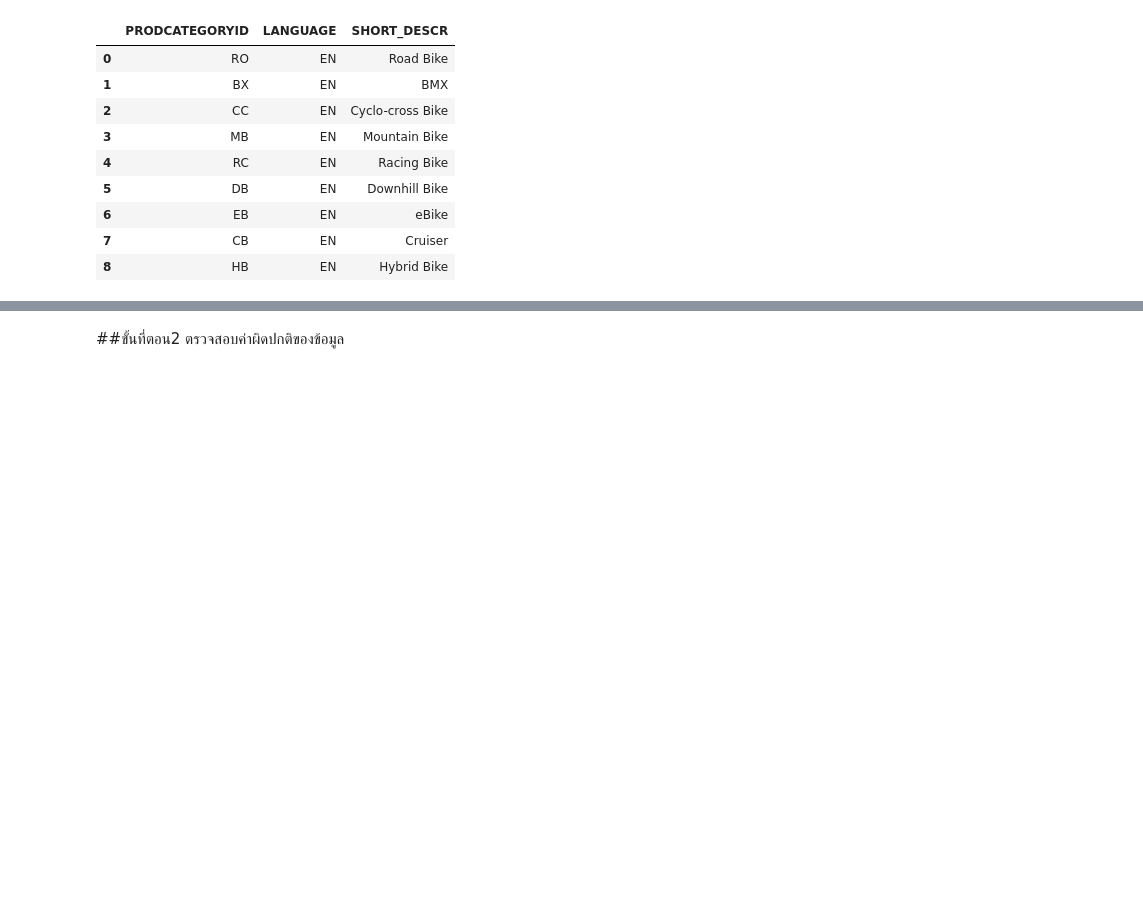
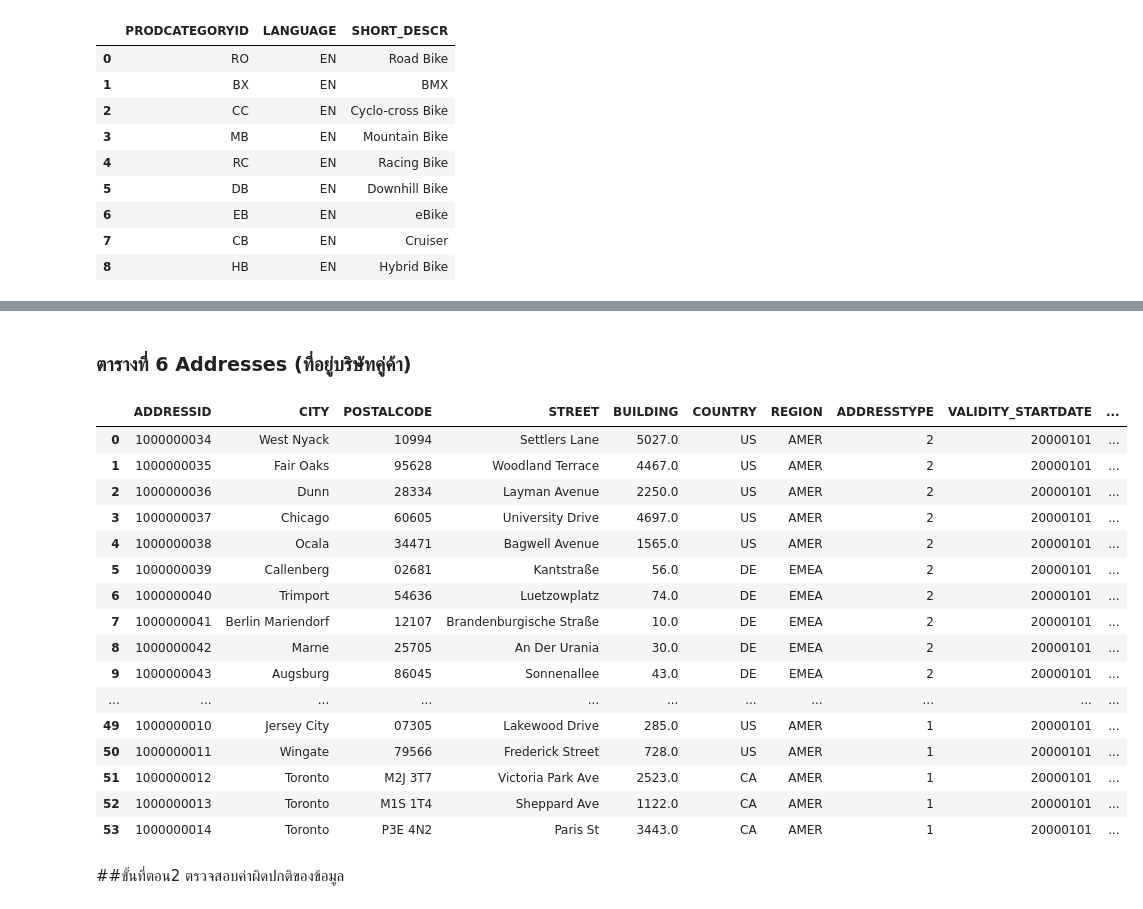
Before and after one commit to nicha0524/DPDM2021, a Jupyter notebook: Untitled6.ipynb, the cells around one changed output, grey strips where cells are left out. Drawn from its saved outputs; the diff is of its cells as text; code cells hidden in the pictures; blank space fills up the shorter version.

```diff
--- a/Untitled6.ipynb
+++ b/Untitled6.ipynb
@@ -101,3 +125,27 @@ ProductCategory
+# %% [markdown]
+### ตารางที่ 6 Addresses (ที่อยู่บริษัทคู่ค้า)
+# %%
+path = '/content/drive/My Drive/DPDM2021_DATA' #    เรียกข้อมูลจาก drive
+Addresses= pd.read_csv(os.path.join(path,'Addresses.csv')) # read ข้อมูลจาก Excel โดยใช้ คำสั่ง  pd.read_csv
+Addresses
+# %% [output]
+|  | ADDRESSID | CITY | POSTALCODE | STREET | BUILDING | COUNTRY | REGION | ADDRESSTYPE | VALIDITY_STARTDATE | ... |
+| 0 | 1000000034 | West Nyack | 10994 | Settlers Lane | 5027.0 | US | AMER | 2 | 20000101 | ... |
+| 1 | 1000000035 | Fair Oaks | 95628 | Woodland Terrace | 4467.0 | US | AMER | 2 | 20000101 | ... |
+| 2 | 1000000036 | Dunn | 28334 | Layman Avenue | 2250.0 | US | AMER | 2 | 20000101 | ... |
+| 3 | 1000000037 | Chicago | 60605 | University Drive | 4697.0 | US | AMER | 2 | 20000101 | ... |
+| 4 | 1000000038 | Ocala | 34471 | Bagwell Avenue | 1565.0 | US | AMER | 2 | 20000101 | ... |
+| 5 | 1000000039 | Callenberg | 02681 | Kantstraße | 56.0 | DE | EMEA | 2 | 20000101 | ... |
+| 6 | 1000000040 | Trimport | 54636 | Luetzowplatz | 74.0 | DE | EMEA | 2 | 20000101 | ... |
+| 7 | 1000000041 | Berlin Mariendorf | 12107 | Brandenburgische Straße | 10.0 | DE | EMEA | 2 | 20000101 | ... |
+| 8 | 1000000042 | Marne | 25705 | An Der Urania | 30.0 | DE | EMEA | 2 | 20000101 | ... |
+| 9 | 1000000043 | Augsburg | 86045 | Sonnenallee | 43.0 | DE | EMEA | 2 | 20000101 | ... |
+| ... | ... | ... | ... | ... | ... | ... | ... | ... | ... | ... |
+| 49 | 1000000010 | Jersey City | 07305 | Lakewood Drive | 285.0 | US | AMER | 1 | 20000101 | ... |
+| 50 | 1000000011 | Wingate | 79566 | Frederick Street | 728.0 | US | AMER | 1 | 20000101 | ... |
+| 51 | 1000000012 | Toronto | M2J 3T7 | Victoria Park Ave | 2523.0 | CA | AMER | 1 | 20000101 | ... |
+| 52 | 1000000013 | Toronto | M1S 1T4 | Sheppard Ave | 1122.0 | CA | AMER | 1 | 20000101 | ... |
+| 53 | 1000000014 | Toronto | P3E 4N2 | Paris St | 3443.0 | CA | AMER | 1 | 20000101 | ... |
 # %% [markdown]
 ##ขั้นที่ตอน2 ตรวจสอบค่าผิดปกติของข้อมูล
 # %%
```
Also changed, not shown: parts of 22 cells of this notebook.
